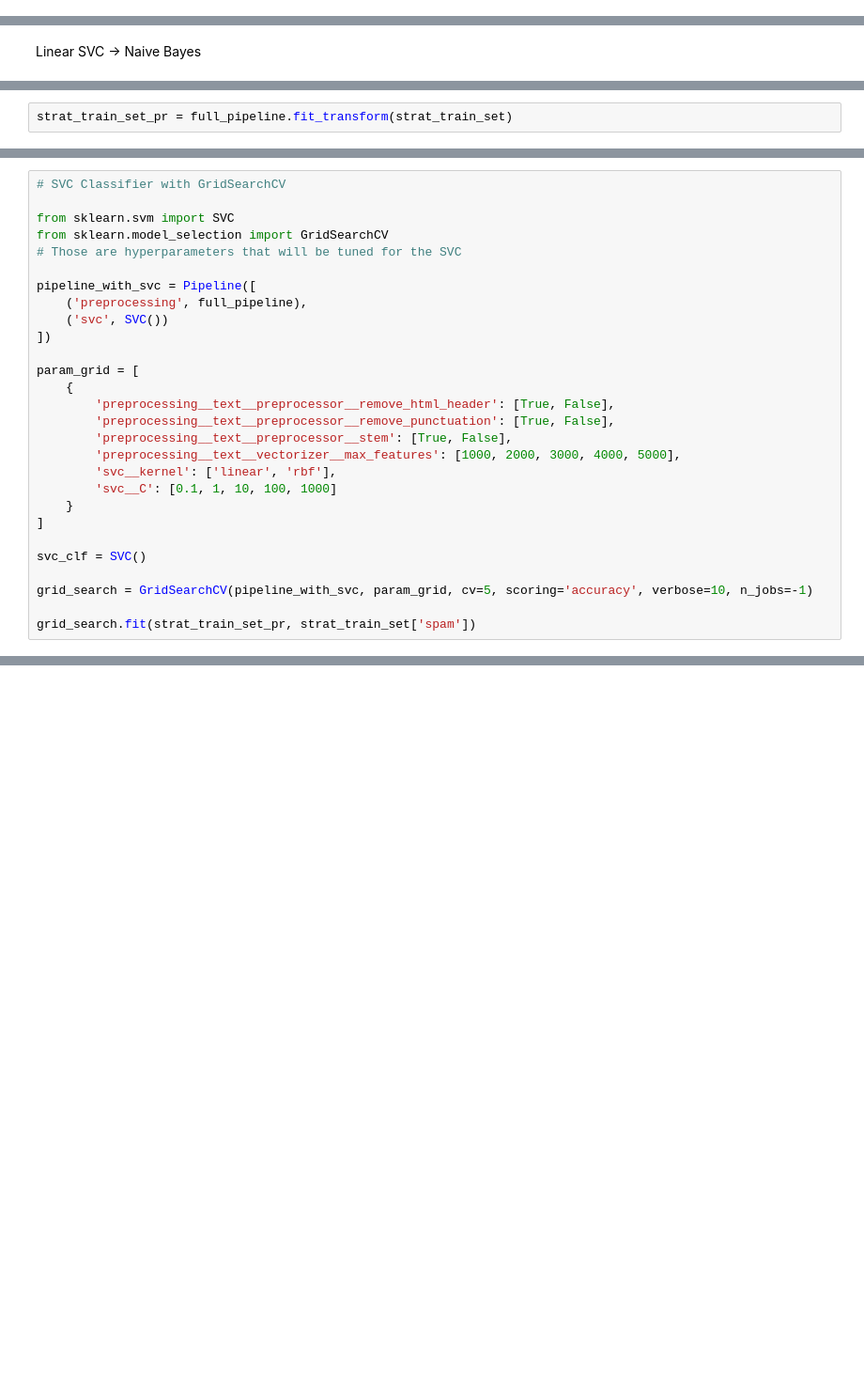
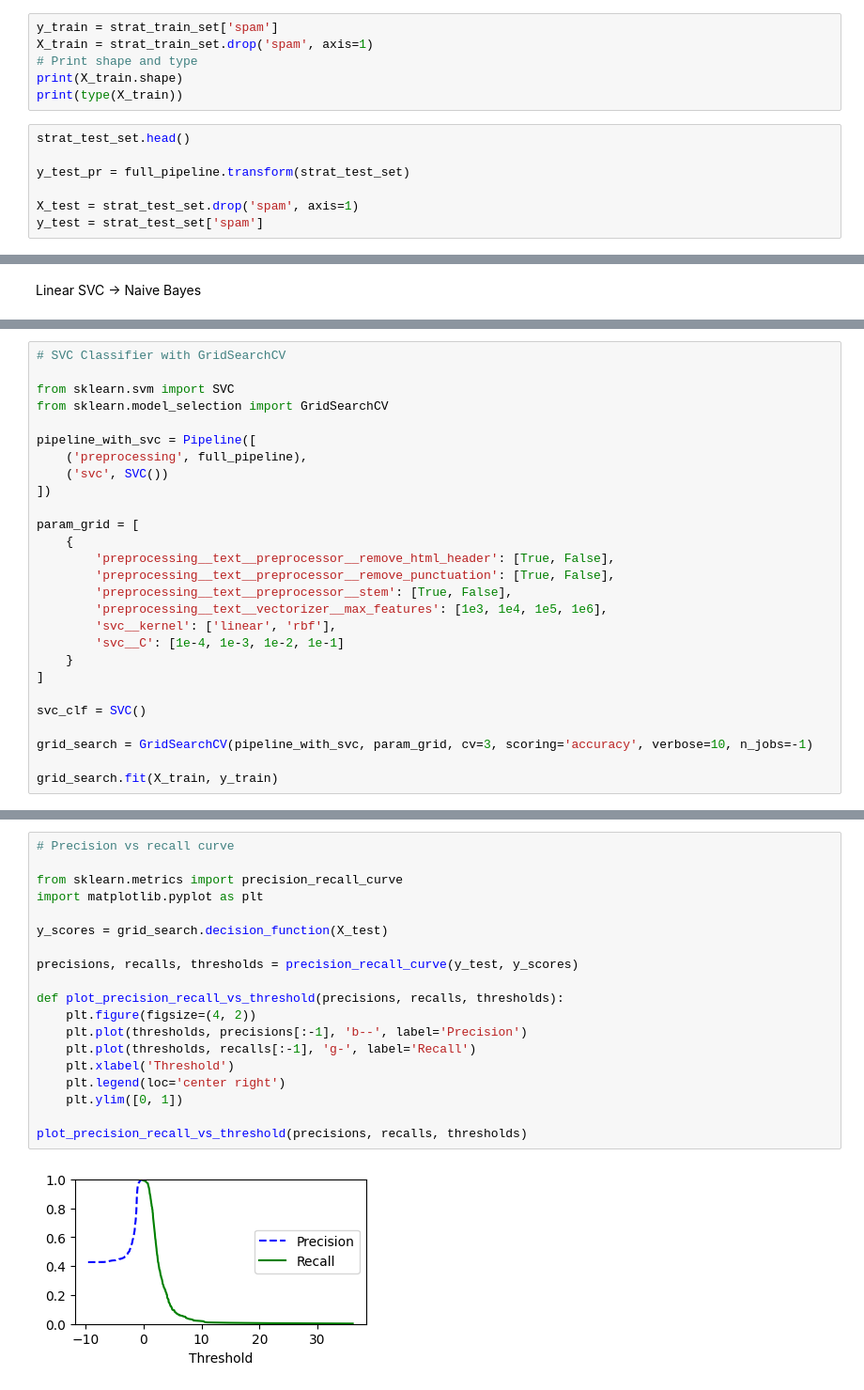
Before and after one commit to aguimorefran/handson-ml, a Jupyter notebook: ch3-classification/exercises-spam.ipynb, the cells around one changed output, grey strips where cells are left out. Shown: that part at 94% size. Cells and saved outputs as stored; diff of their text form; blank space fills up the shorter version.

Commit message:
+ Finished spam project

```diff
--- a/ch3-classification/exercises-spam.ipynb
+++ b/ch3-classification/exercises-spam.ipynb
@@ -367,3 +373,16 @@ print(sample_pr.shape)
 spam_df.shape
 # %% [output]
 (4448, 2)
+# %%
+y_train = strat_train_set['spam']
+X_train = strat_train_set.drop('spam', axis=1)
+# Print shape and type
+print(X_train.shape)
+print(type(X_train))
+# %%
+strat_test_set.head()
+
+y_test_pr = full_pipeline.transform(strat_test_set)
+
+X_test = strat_test_set.drop('spam', axis=1)
+y_test = strat_test_set['spam']
@@ -374,2 +392,0 @@ Linear SVC -> Naive Bayes
-# %%
-strat_train_set_pr = full_pipeline.fit_transform(strat_train_set)
@@ -387,7 +395,6 @@ print(y_train.shape)
 
 from sklearn.svm import SVC
 from sklearn.model_selection import GridSearchCV
-# Those are hyperparameters that will be tuned for the SVC
 
 pipeline_with_svc = Pipeline([
     ('preprocessing', full_pipeline),
@@ -399,15 +406,15 @@ param_grid = [
         'preprocessing__text__preprocessor__remove_html_header': [True, False],
         'preprocessing__text__preprocessor__remove_punctuation': [True, False],
         'preprocessing__text__preprocessor__stem': [True, False],
-        'preprocessing__text__vectorizer__max_features': [1000, 2000, 3000, 4000, 5000],
+        'preprocessing__text__vectorizer__max_features': [1e3, 1e4, 1e5, 1e6],
         'svc__kernel': ['linear', 'rbf'],
-        'svc__C': [0.1, 1, 10, 100, 1000]
+        'svc__C': [1e-4, 1e-3, 1e-2, 1e-1]
     }
 ]
 
 svc_clf = SVC()
 
-grid_search = GridSearchCV(pipeline_with_svc, param_grid, cv=5, scoring='accuracy', verbose=10, n_jobs=-1)
+grid_search = GridSearchCV(pipeline_with_svc, param_grid, cv=3, scoring='accuracy', verbose=10, n_jobs=-1)
 
-grid_search.fit(strat_train_set_pr, strat_train_set['spam'])
+grid_search.fit(X_train, y_train)
 # %% [output]
@@ -415,0 +482,21 @@ KeyboardInterrupt:
+# %%
+# Precision vs recall curve
+
+from sklearn.metrics import precision_recall_curve
+import matplotlib.pyplot as plt
+
+y_scores = grid_search.decision_function(X_test)
+
+precisions, recalls, thresholds = precision_recall_curve(y_test, y_scores)
+
+def plot_precision_recall_vs_threshold(precisions, recalls, thresholds):
+    plt.figure(figsize=(4, 2))
+    plt.plot(thresholds, precisions[:-1], 'b--', label='Precision')
+    plt.plot(thresholds, recalls[:-1], 'g-', label='Recall')
+    plt.xlabel('Threshold')
+    plt.legend(loc='center right')
+    plt.ylim([0, 1])
+
+plot_precision_recall_vs_threshold(precisions, recalls, thresholds)
+# %% [output]
+[figure, added]
```
Also changed, not shown: parts of 18 cells of this notebook.
